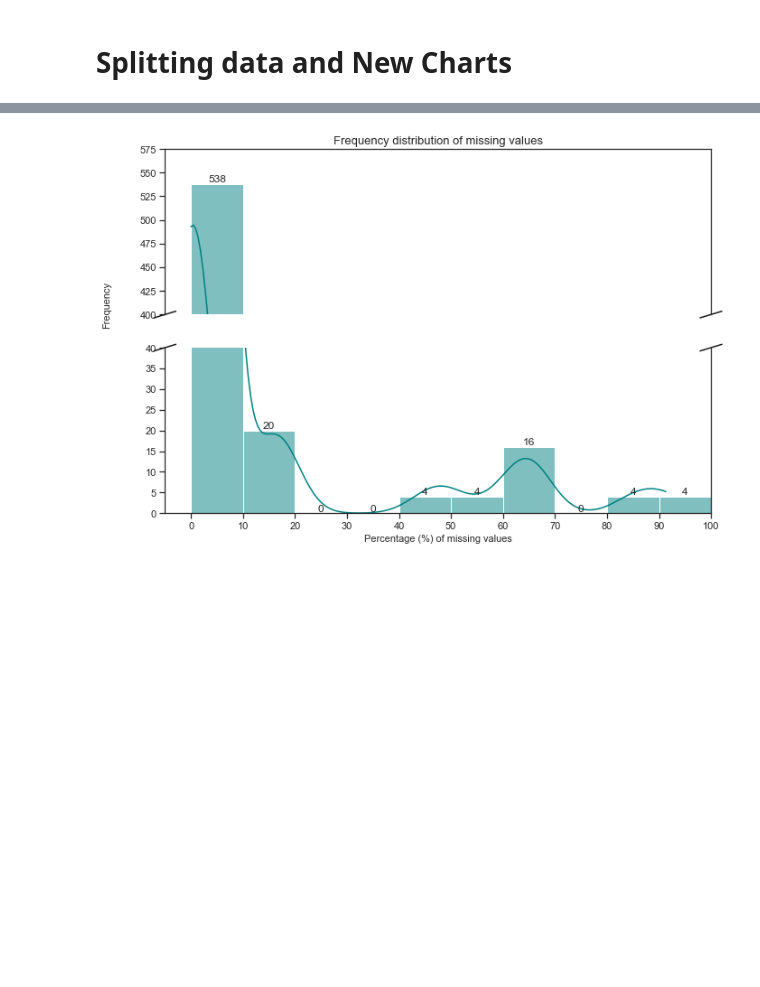
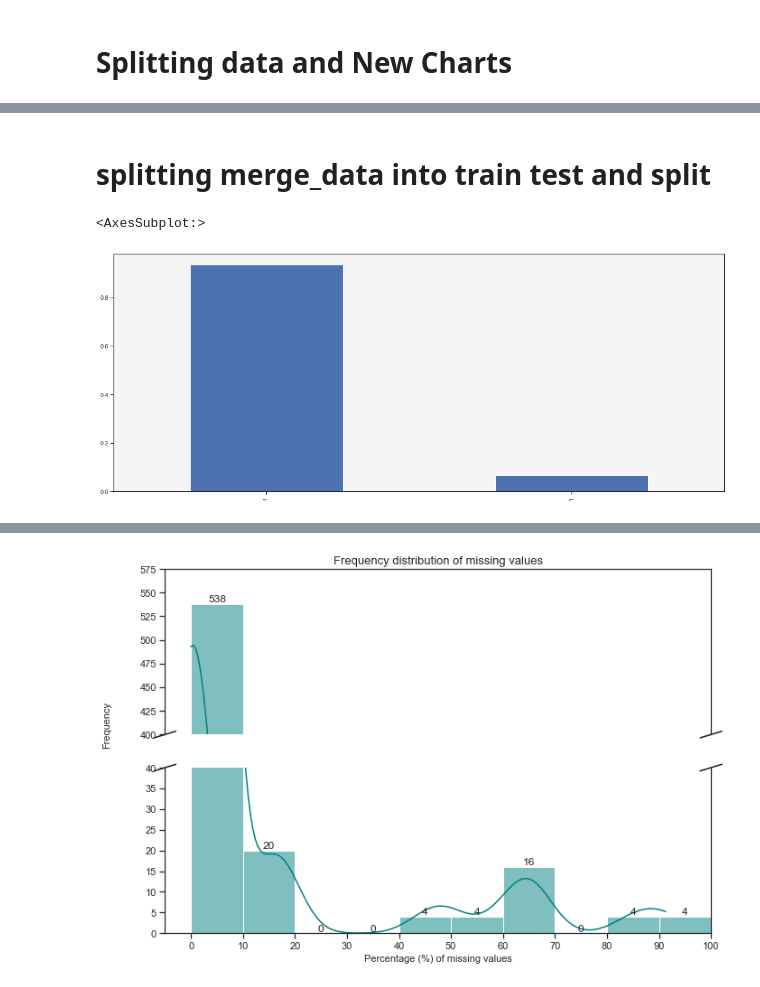
Before and after one commit to hinatanvir/Fault-Detection-SECOM, a Jupyter notebook: Presentation-1-Duygu.ipynb, the cells around one changed output, grey strips where cells are left out. Drawn from its saved outputs; the diff is of its cells as text; code cells hidden in the pictures; blank space fills up the shorter version.

```diff
--- a/Presentation-1-Duygu.ipynb
+++ b/Presentation-1-Duygu.ipynb
@@ -706,0 +678,9 @@ y_train.value_counts(normalize=True).plot(kind='bar')
+# %%
+#data set accoring to pass or fail
+#unique_vals = merge_data['status'].unique()  # [0, 1, 2]
+#targets = [merge_data.loc[merge_data['status'] == val] for val in unique_vals]
+merge_data
+#separate target variable and remaining data
+x = merge_data.iloc[:,:590]
+y = merge_data.iloc[:,590]
+y
@@ -707,3 +700,20 @@ y_train.value_counts(normalize=True).plot(kind='bar')
+# %% [markdown]
+
+# splitting merge_data into train test and split
+# %%
+from sklearn.model_selection import train_test_split
+
+x_train, x_test, y_train, y_test = train_test_split(x, y, test_size = 0.2, random_state = 1,stratify=y)# random state = fix the random generator (same data all time)
+#startify preserves the same proportions of examples in each class as observed in the original dataset- imbalance data .
+#frequency count of target varaible in training and test data separately (after splitting)
+#x_train - 1253.590
+#x_test - 314.590
+#y_train.value_counts(normalize=True)
+y_test.value_counts(normalize=True)
+y_train.value_counts(normalize=True).plot(kind='bar')
+# %% [output]
+<AxesSubplot:>
+[figure, added]
 # %%
 x_train
 ##proceeding with only training data
```
Also changed, not shown: parts of 16 cells of this notebook.
